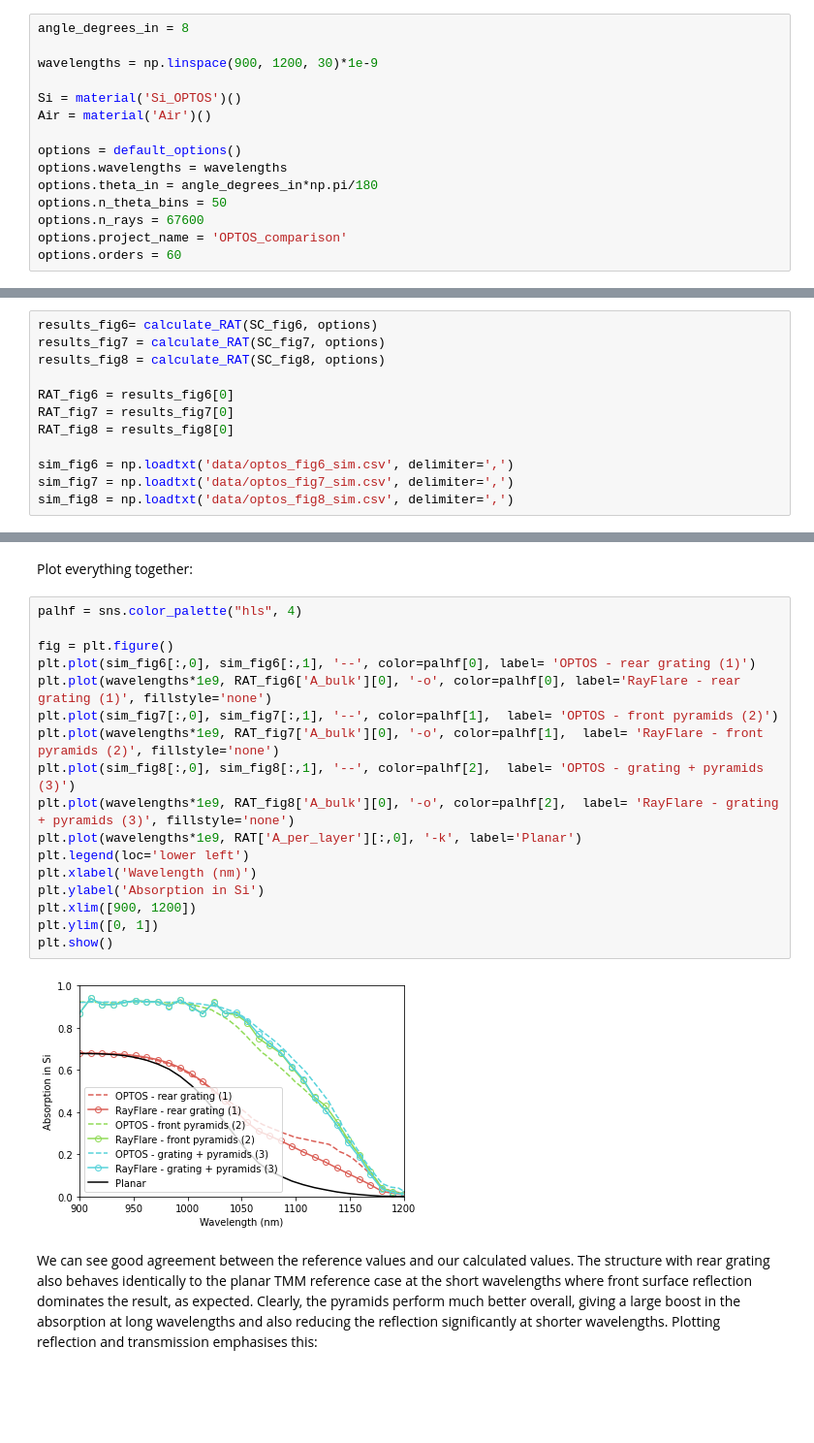
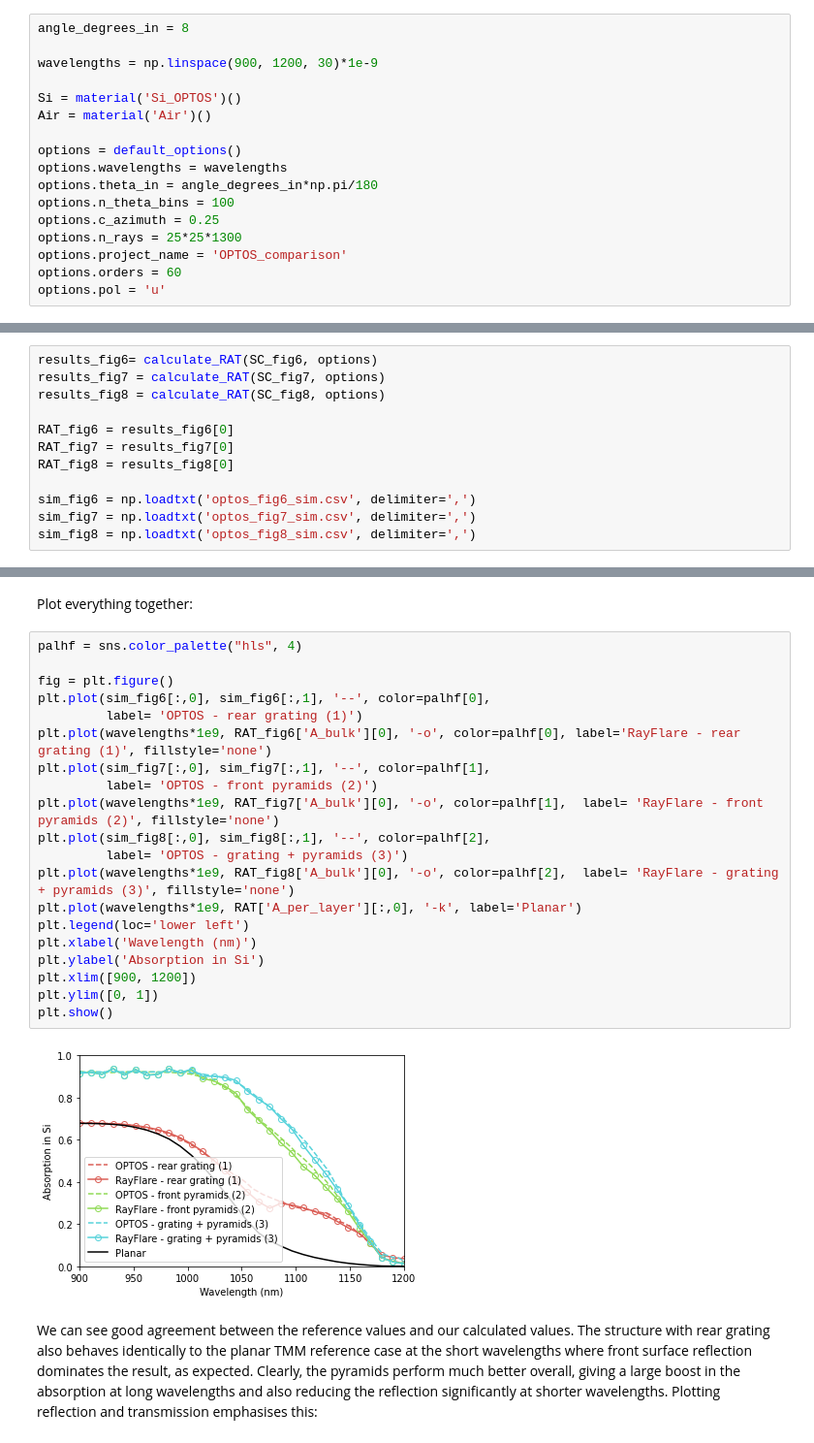
Before and after one commit to qpv-research-group/rayflare, a Jupyter notebook: docs/Examples/grating_pyramids_OPTOS.ipynb, the cells around one changed output, grey strips where cells are left out. Shown at 97% size. Cells and saved outputs as stored; diff of their text form; blank space fills up the shorter version.

```diff
--- a/docs/Examples/grating_pyramids_OPTOS.ipynb
+++ b/docs/Examples/grating_pyramids_OPTOS.ipynb
@@ -51,10 +51,12 @@ Air = material('Air')()
 options = default_options()
 options.wavelengths = wavelengths
 options.theta_in = angle_degrees_in*np.pi/180
-options.n_theta_bins = 50
-options.n_rays = 67600
+options.n_theta_bins = 100
+options.c_azimuth = 0.25
+options.n_rays = 25*25*1300
 options.project_name = 'OPTOS_comparison'
 options.orders = 60
+options.pol = 'u'
 # %% [markdown]
 Now, set up the grating basis vectors for the RCWA calculations and define the grating structure.
 These are squares, rotated by 45 degrees. The halfwidth is calculated based on the area fill factor
@@ -123,7 +125,7 @@ RAT_fig6 = results_fig6[0]
 RAT_fig7 = results_fig7[0]
 RAT_fig8 = results_fig8[0]
 
-sim_fig6 = np.loadtxt('data/optos_fig6_sim.csv', delimiter=',')
-sim_fig7 = np.loadtxt('data/optos_fig7_sim.csv', delimiter=',')
-sim_fig8 = np.loadtxt('data/optos_fig8_sim.csv', delimiter=',')
+sim_fig6 = np.loadtxt('optos_fig6_sim.csv', delimiter=',')
+sim_fig7 = np.loadtxt('optos_fig7_sim.csv', delimiter=',')
+sim_fig8 = np.loadtxt('optos_fig8_sim.csv', delimiter=',')
 # %% [output]
@@ -157,22 +159,25 @@ Plot everything together:
 # %%
 palhf = sns.color_palette("hls", 4)
 
 fig = plt.figure()
-plt.plot(sim_fig6[:,0], sim_fig6[:,1], '--', color=palhf[0], label= 'OPTOS - rear grating (1)')
+plt.plot(sim_fig6[:,0], sim_fig6[:,1], '--', color=palhf[0],
+         label= 'OPTOS - rear grating (1)')
 plt.plot(wavelengths*1e9, RAT_fig6['A_bulk'][0], '-o', color=palhf[0], label='RayFlare - rear grating (1)', fillstyle='none')
-plt.plot(sim_fig7[:,0], sim_fig7[:,1], '--', color=palhf[1],  label= 'OPTOS - front pyramids (2)')
+plt.plot(sim_fig7[:,0], sim_fig7[:,1], '--', color=palhf[1],
+         label= 'OPTOS - front pyramids (2)')
 plt.plot(wavelengths*1e9, RAT_fig7['A_bulk'][0], '-o', color=palhf[1],  label= 'RayFlare - front pyramids (2)', fillstyle='none')
-plt.plot(sim_fig8[:,0], sim_fig8[:,1], '--', color=palhf[2],  label= 'OPTOS - grating + pyramids (3)')
+plt.plot(sim_fig8[:,0], sim_fig8[:,1], '--', color=palhf[2],
+         label= 'OPTOS - grating + pyramids (3)')
 plt.plot(wavelengths*1e9, RAT_fig8['A_bulk'][0], '-o', color=palhf[2],  label= 'RayFlare - grating + pyramids (3)', fillstyle='none')
 plt.plot(wavelengths*1e9, RAT['A_per_layer'][:,0], '-k', label='Planar')
 plt.legend(loc='lower left')
 plt.xlabel('Wavelength (nm)')
 plt.ylabel('Absorption in Si')
 plt.xlim([900, 1200])
 plt.ylim([0, 1])
 plt.show()
 # %% [output]
-[figure, old version]
+[figure, new version]
 # %% [markdown]
 We can see good agreement between the reference values and our calculated values. The structure
 with rear grating also behaves identically to the planar TMM reference case at the short wavelengths
```
Also changed, not shown: parts of 2 cells of this notebook, 14 other files.
